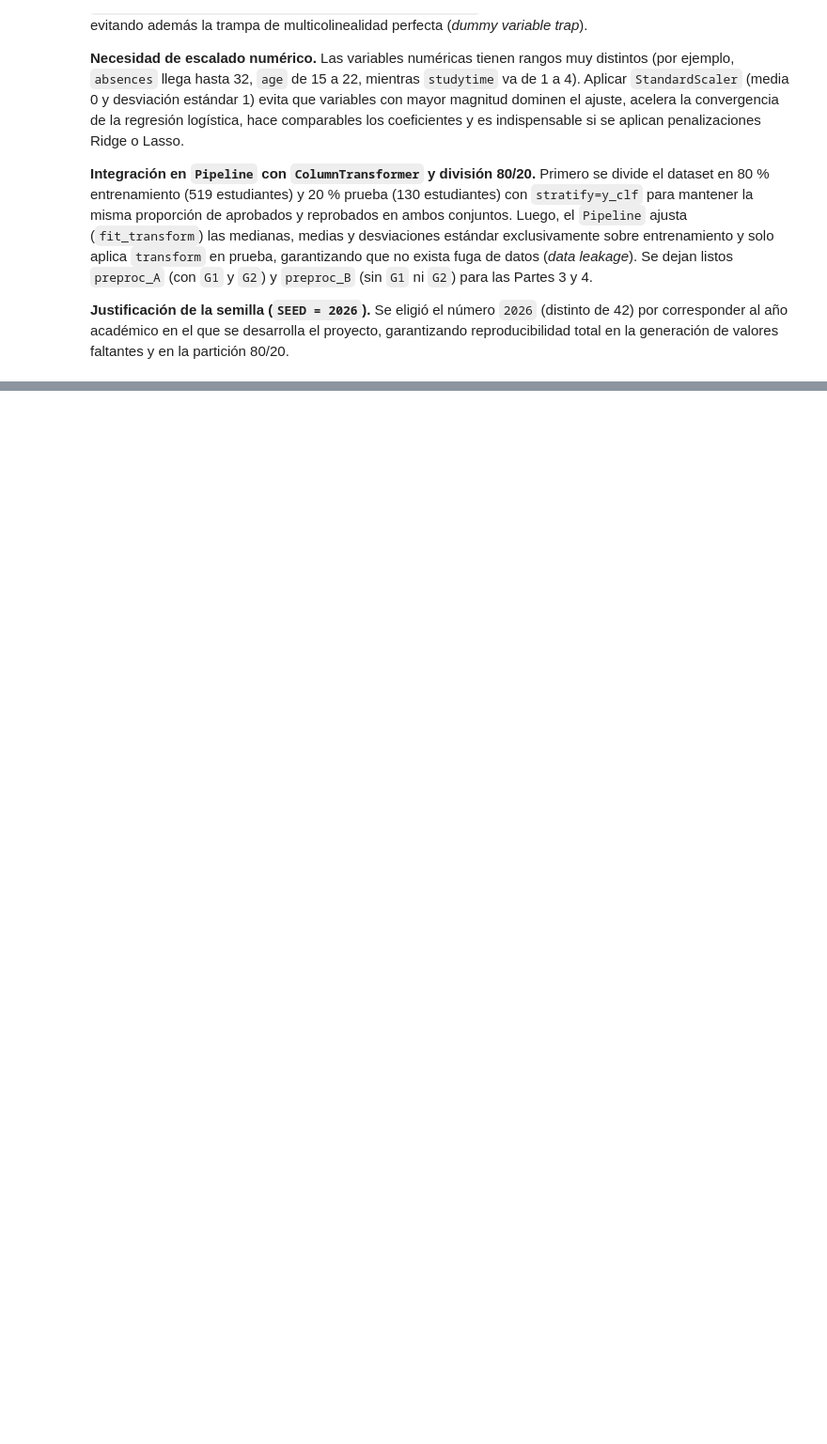
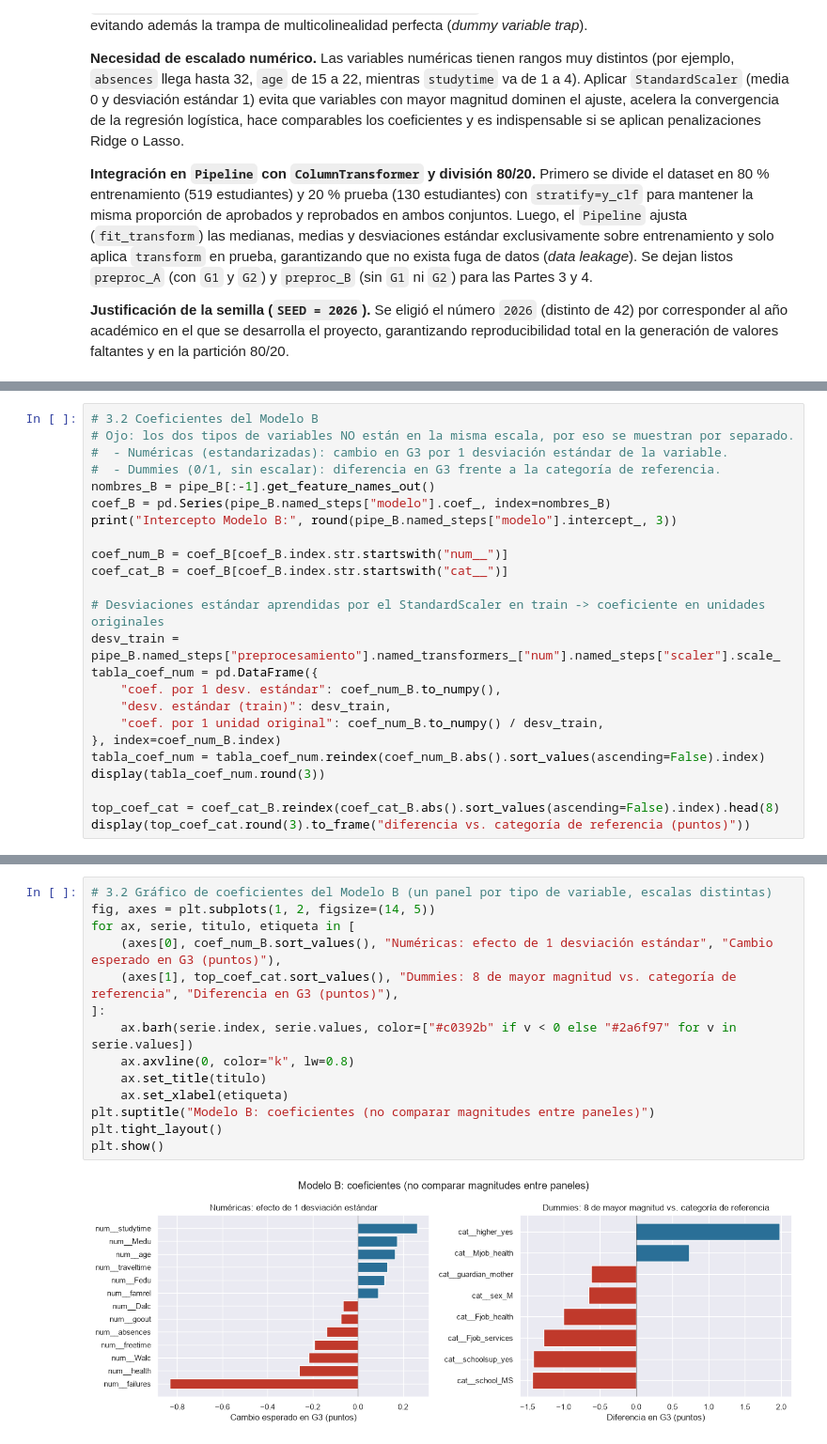
Before and after one commit to ugsaulzc/riesgo-academico-regresion-clasificacion, a Jupyter notebook: GRUPO_B-PROYECTO_1ER_PARCIAL_PARTE_EDA.ipynb, the cells around one changed output, grey strips where cells are left out. Shown at 94% size. Cells and saved outputs as stored; diff of their text form; blank space fills up the shorter version.

```diff
--- a/GRUPO_B-PROYECTO_1ER_PARCIAL_PARTE_EDA.ipynb
+++ b/GRUPO_B-PROYECTO_1ER_PARCIAL_PARTE_EDA.ipynb
@@ -501,0 +657,24 @@ Nulos en X_test_B_proc:  0
+# %%
+# 3.2 Coeficientes del Modelo B
+# Ojo: los dos tipos de variables NO están en la misma escala, por eso se muestran por separado.
+#  - Numéricas (estandarizadas): cambio en G3 por 1 desviación estándar de la variable.
+#  - Dummies (0/1, sin escalar): diferencia en G3 frente a la categoría de referencia.
+nombres_B = pipe_B[:-1].get_feature_names_out()
+coef_B = pd.Series(pipe_B.named_steps["modelo"].coef_, index=nombres_B)
+print("Intercepto Modelo B:", round(pipe_B.named_steps["modelo"].intercept_, 3))
+
+coef_num_B = coef_B[coef_B.index.str.startswith("num__")]
+coef_cat_B = coef_B[coef_B.index.str.startswith("cat__")]
+
+# Desviaciones estándar aprendidas por el StandardScaler en train -> coeficiente en unidades originales
+desv_train = pipe_B.named_steps["preprocesamiento"].named_transformers_["num"].named_steps["scaler"].scale_
+tabla_coef_num = pd.DataFrame({
+    "coef. por 1 desv. estándar": coef_num_B.to_numpy(),
+    "desv. estándar (train)": desv_train,
+    "coef. por 1 unidad original": coef_num_B.to_numpy() / desv_train,
+}, index=coef_num_B.index)
+tabla_coef_num = tabla_coef_num.reindex(coef_num_B.abs().sort_values(ascending=False).index)
+display(tabla_coef_num.round(3))
+
+top_coef_cat = coef_cat_B.reindex(coef_cat_B.abs().sort_values(ascending=False).index).head(8)
+display(top_coef_cat.round(3).to_frame("diferencia vs. categoría de referencia (puntos)"))
@@ -501,0 +706,16 @@ Nulos en X_test_B_proc:  0
+# %%
+# 3.2 Gráfico de coeficientes del Modelo B (un panel por tipo de variable, escalas distintas)
+fig, axes = plt.subplots(1, 2, figsize=(14, 5))
+for ax, serie, titulo, etiqueta in [
+    (axes[0], coef_num_B.sort_values(), "Numéricas: efecto de 1 desviación estándar", "Cambio esperado en G3 (puntos)"),
+    (axes[1], top_coef_cat.sort_values(), "Dummies: 8 de mayor magnitud vs. categoría de referencia", "Diferencia en G3 (puntos)"),
+]:
+    ax.barh(serie.index, serie.values, color=["#c0392b" if v < 0 else "#2a6f97" for v in serie.values])
+    ax.axvline(0, color="k", lw=0.8)
+    ax.set_title(titulo)
+    ax.set_xlabel(etiqueta)
+plt.suptitle("Modelo B: coeficientes (no comparar magnitudes entre paneles)")
+plt.tight_layout()
+plt.show()
+# %% [output]
+[figure, added]
```
Also changed, not shown: parts of 45 cells of this notebook.
